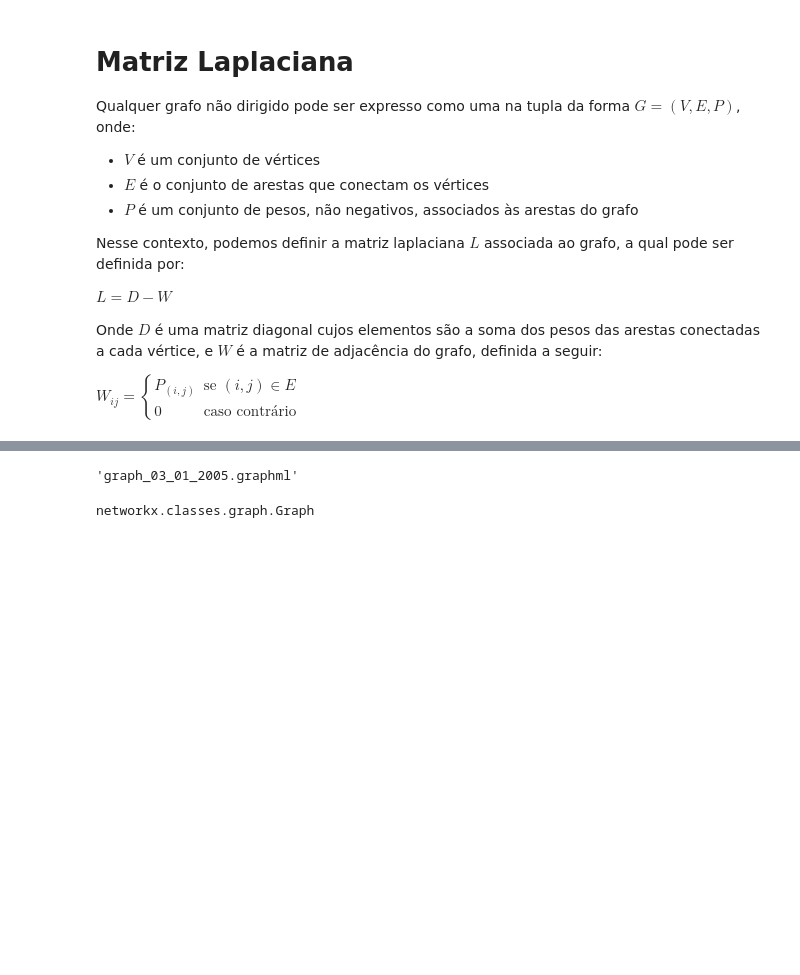
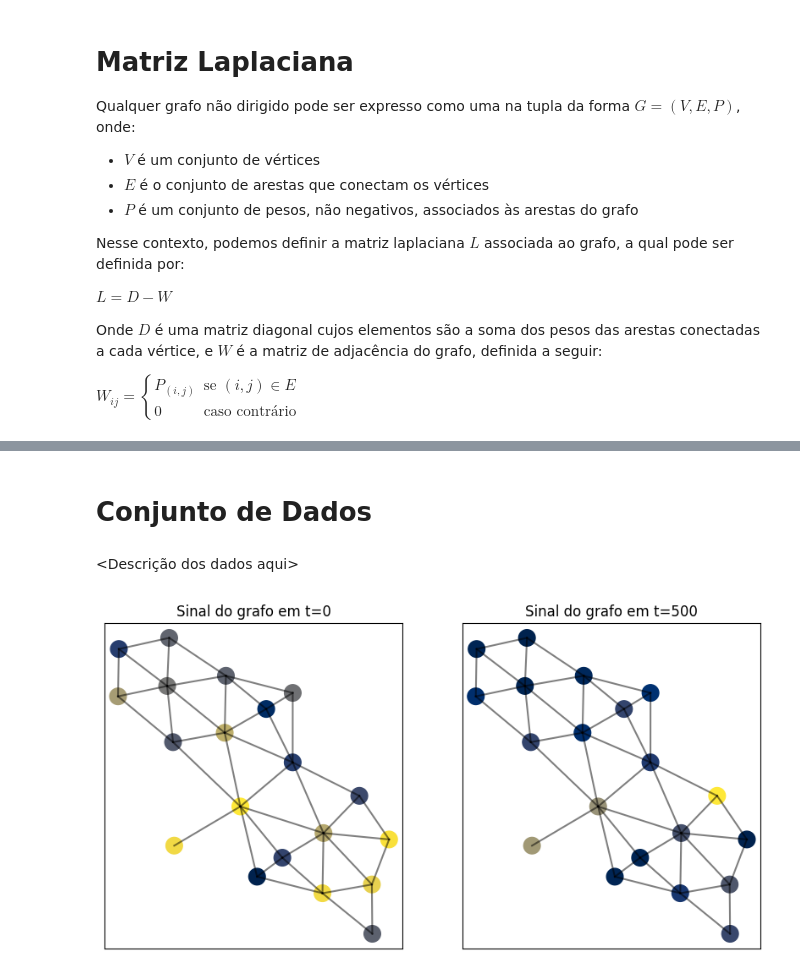
Before and after one commit to andregdmitri/SME0243_TeoriaEspectral, a Jupyter notebook: T1_TeoriaEspectral.ipynb, the cells around one changed output, grey strips where cells are left out. Saved outputs shown, nothing was run; the diff lists cells and outputs as text; code cells hidden in the pictures; blank space fills up the shorter version.

Commit message:
Add compression to notebook

```diff
--- a/T1_TeoriaEspectral.ipynb
+++ b/T1_TeoriaEspectral.ipynb
@@ -175,8 +107,24 @@ for i in range(3):
-# %%
-graph_files[0]
-# %% [output]
-'graph_03_01_2005.graphml'
-# %%
-type(G)
-# %% [output]
-networkx.classes.graph.Graph
+# %% [markdown]
+# Conjunto de Dados
+# %% [markdown]
+<Descrição dos dados aqui>
+# %%
+import pickle
+import matplotlib.pyplot as plt
+
+from code import compression
+
+with open("grafos/graph_list.pickle", "rb") as f:
+    all_graphs = pickle.load(f)
+
+
+comp = compression.Compressor(all_graphs[0], 20)
+plt.figure(figsize=(10,5))
+plt.subplot(1,2,1)
+plt.title("Sinal do grafo em t=0")
+comp.plot(compression.signal(all_graphs[0]))
+plt.subplot(1,2,2)
+plt.title("Sinal do grafo em t=500")
+comp.plot(compression.signal(all_graphs[500]))
+# %% [output]
+[figure, added]
```
Also changed, not shown: parts of 15 cells of this notebook, 1 other file.
